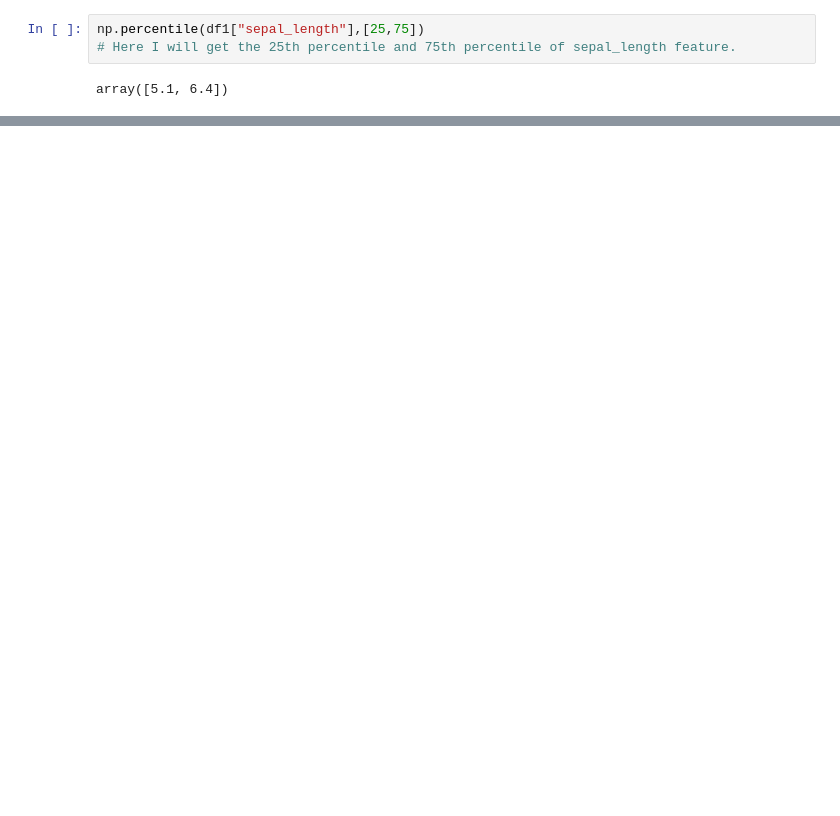
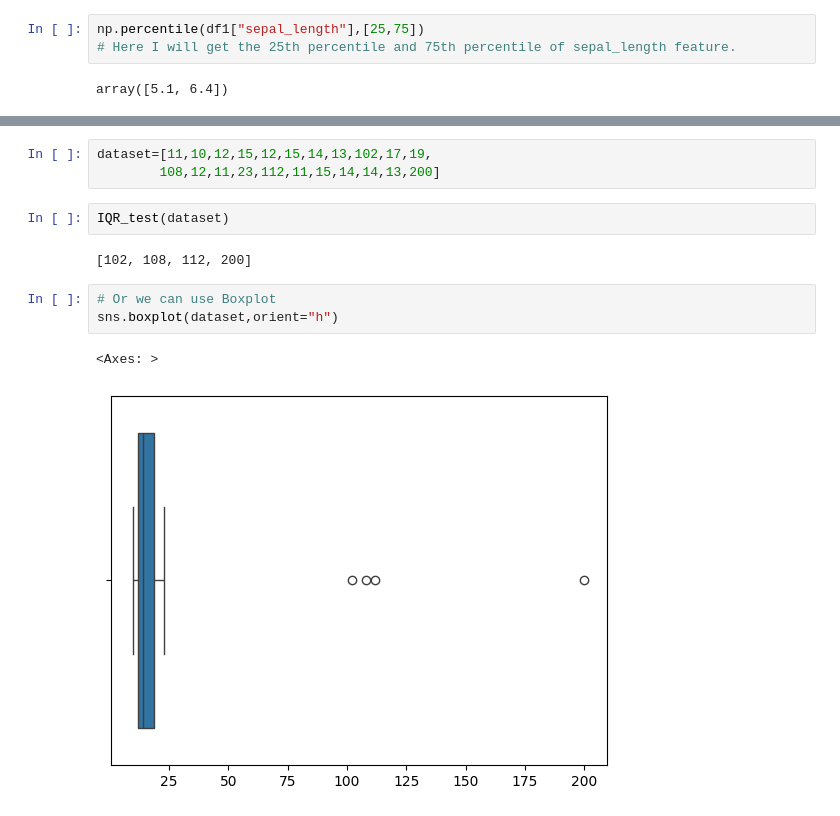
Before and after one commit to Bakri1992/Statistic, a Jupyter notebook: 01Basics.ipynb, the cells around one changed output, grey strips where cells are left out. Saved outputs shown, nothing was run; the diff lists cells and outputs as text; blank space fills up the shorter version.

```diff
--- a/01Basics.ipynb
+++ b/01Basics.ipynb
@@ -91,0 +164,13 @@ array([5.1, 6.4])
+# %%
+dataset=[11,10,12,15,12,15,14,13,102,17,19,
+        108,12,11,23,112,11,15,14,14,13,200]
+# %%
+IQR_test(dataset)
+# %% [output]
+[102, 108, 112, 200]
+# %%
+# Or we can use Boxplot
+sns.boxplot(dataset,orient="h")
+# %% [output]
+<Axes: >
+[figure, added]
```
Also changed, not shown: parts of 8 cells of this notebook.
